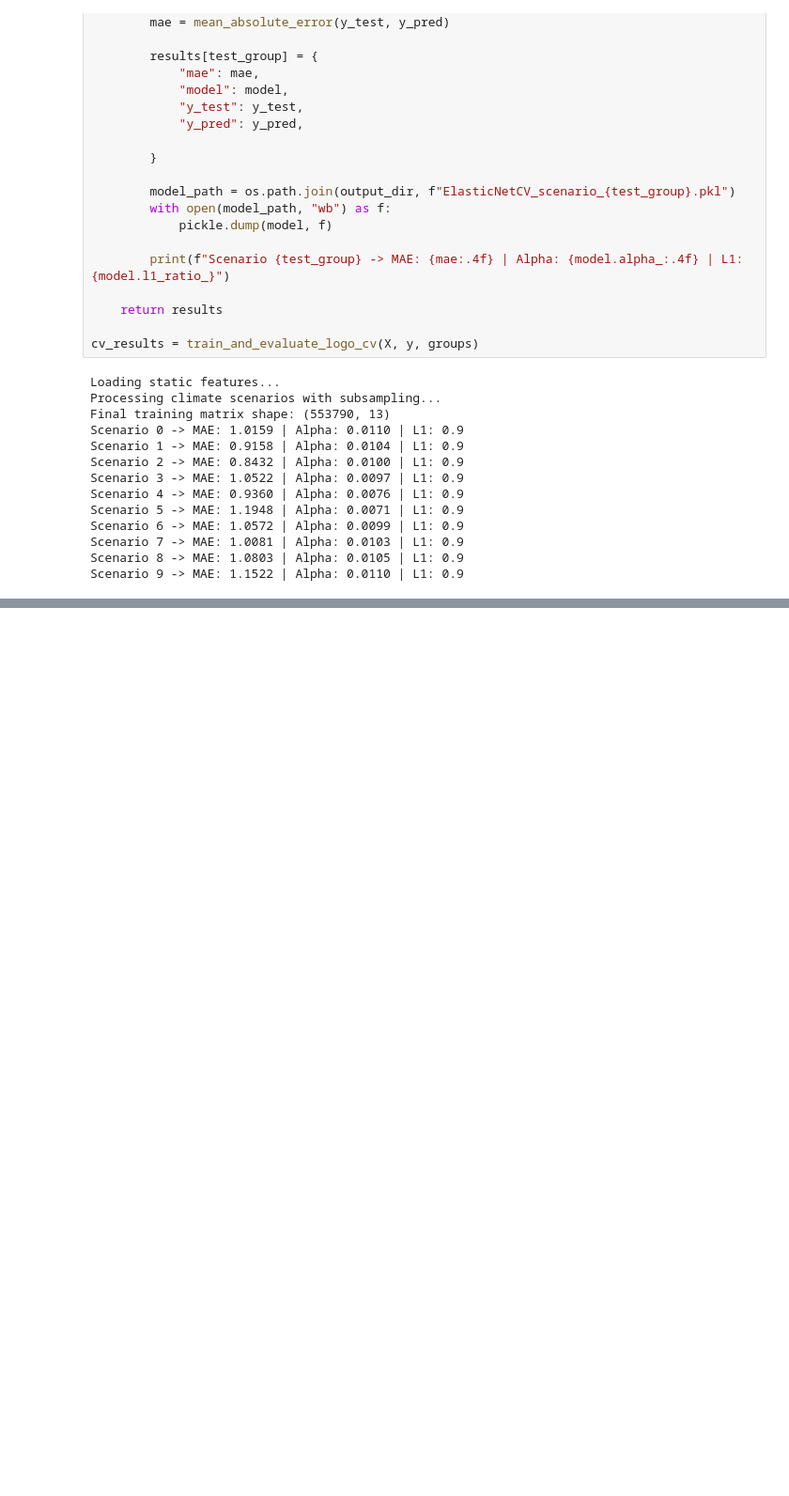
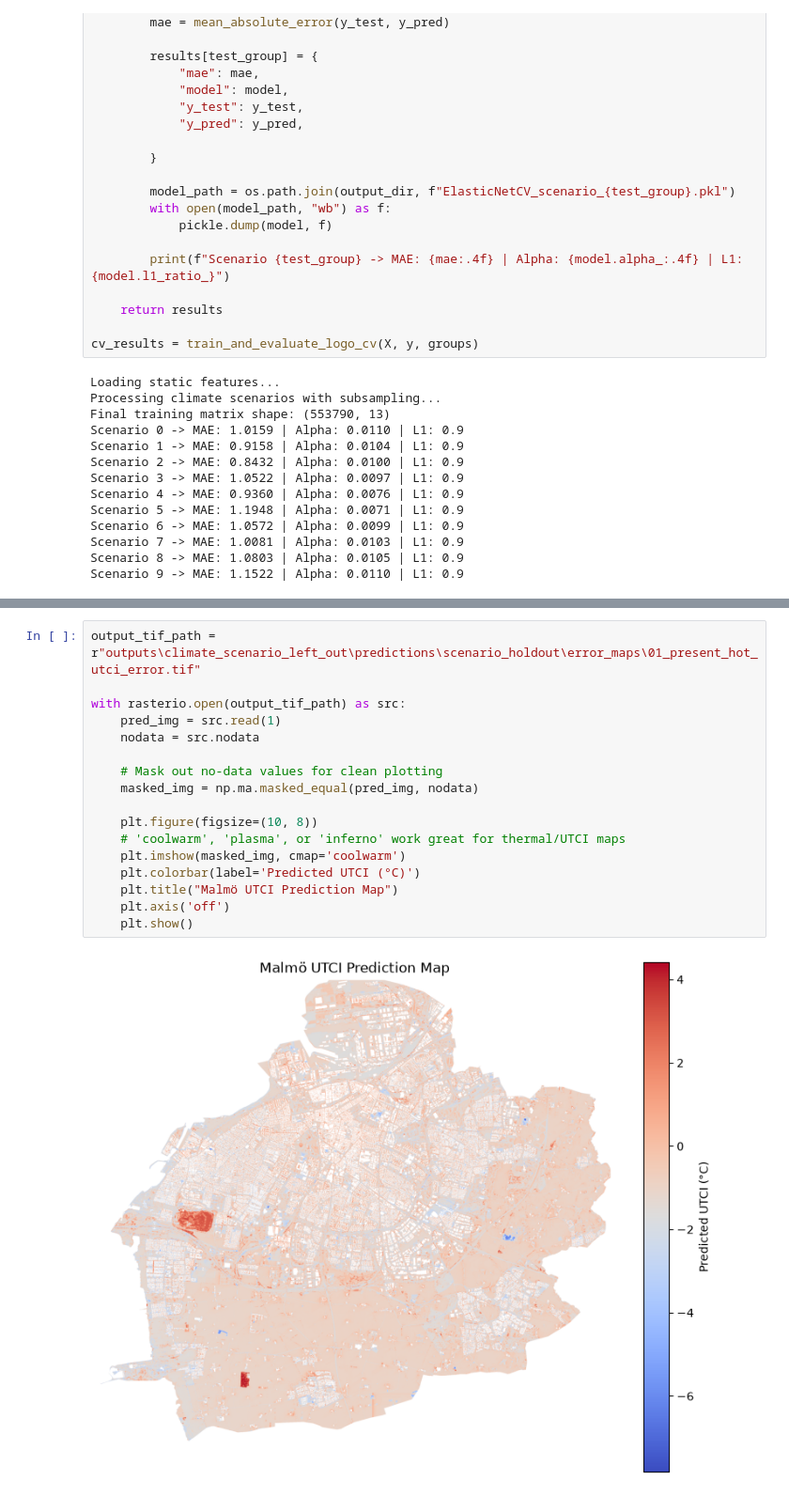
Before and after one commit to Chardes01/BERN02, a Jupyter notebook: final_project/ElasticNet.ipynb, the cells around one changed output, grey strips where cells are left out. Shown at 94% size. Drawn from its saved outputs; the diff is of its cells as text; blank space fills up the shorter version.

```diff
--- a/final_project/ElasticNet.ipynb
+++ b/final_project/ElasticNet.ipynb
@@ -484,0 +539,19 @@ Scenario 9 -> MAE: 1.1522 | Alpha: 0.0110 | L1: 0.9
+# %%
+output_tif_path = r"outputs\climate_scenario_left_out\predictions\scenario_holdout\error_maps\01_present_hot_utci_error.tif"
+
+with rasterio.open(output_tif_path) as src:
+    pred_img = src.read(1)
+    nodata = src.nodata
+
+    # Mask out no-data values for clean plotting
+    masked_img = np.ma.masked_equal(pred_img, nodata)
+
+    plt.figure(figsize=(10, 8))
+    # 'coolwarm', 'plasma', or 'inferno' work great for thermal/UTCI maps
+    plt.imshow(masked_img, cmap='coolwarm')
+    plt.colorbar(label='Predicted UTCI (°C)')
+    plt.title("Malmö UTCI Prediction Map")
+    plt.axis('off')
+    plt.show()
+# %% [output]
+[figure, added]
```
Also changed, not shown: parts of 6 cells of this notebook.
